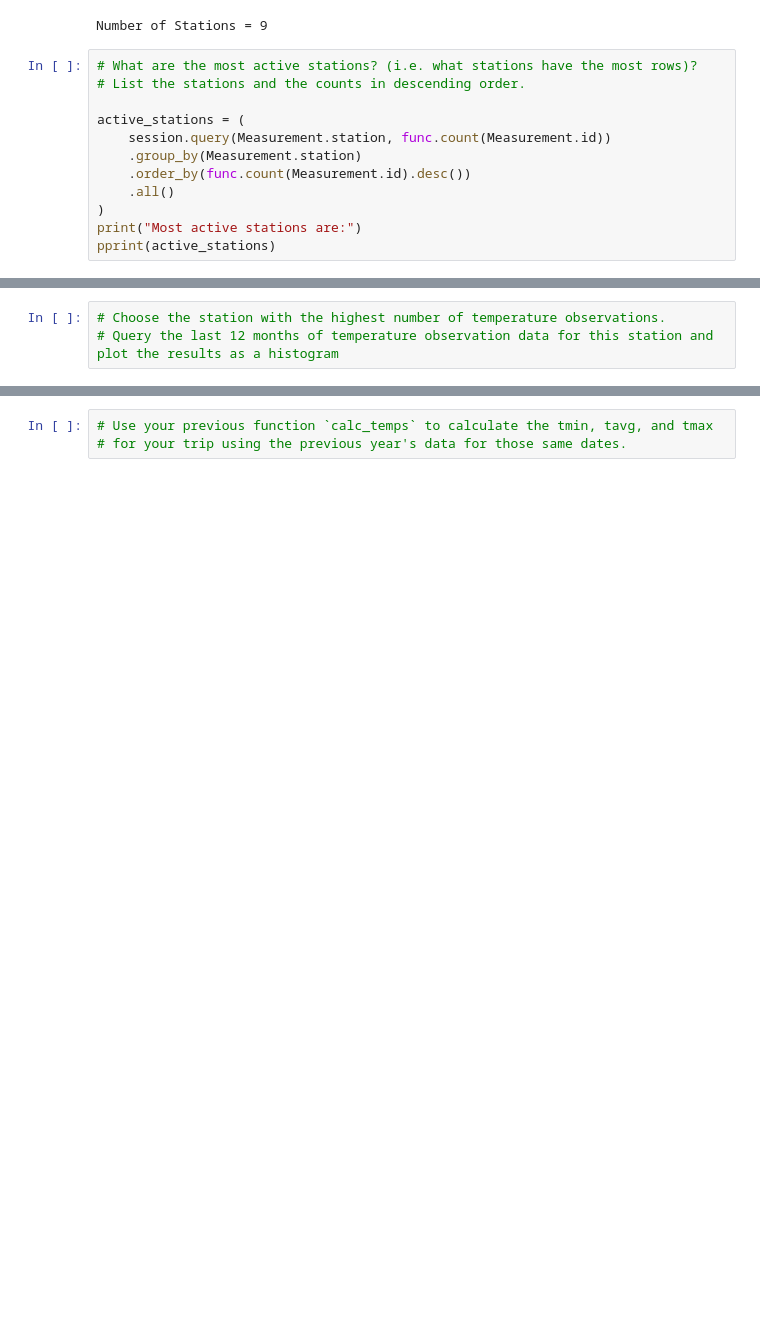
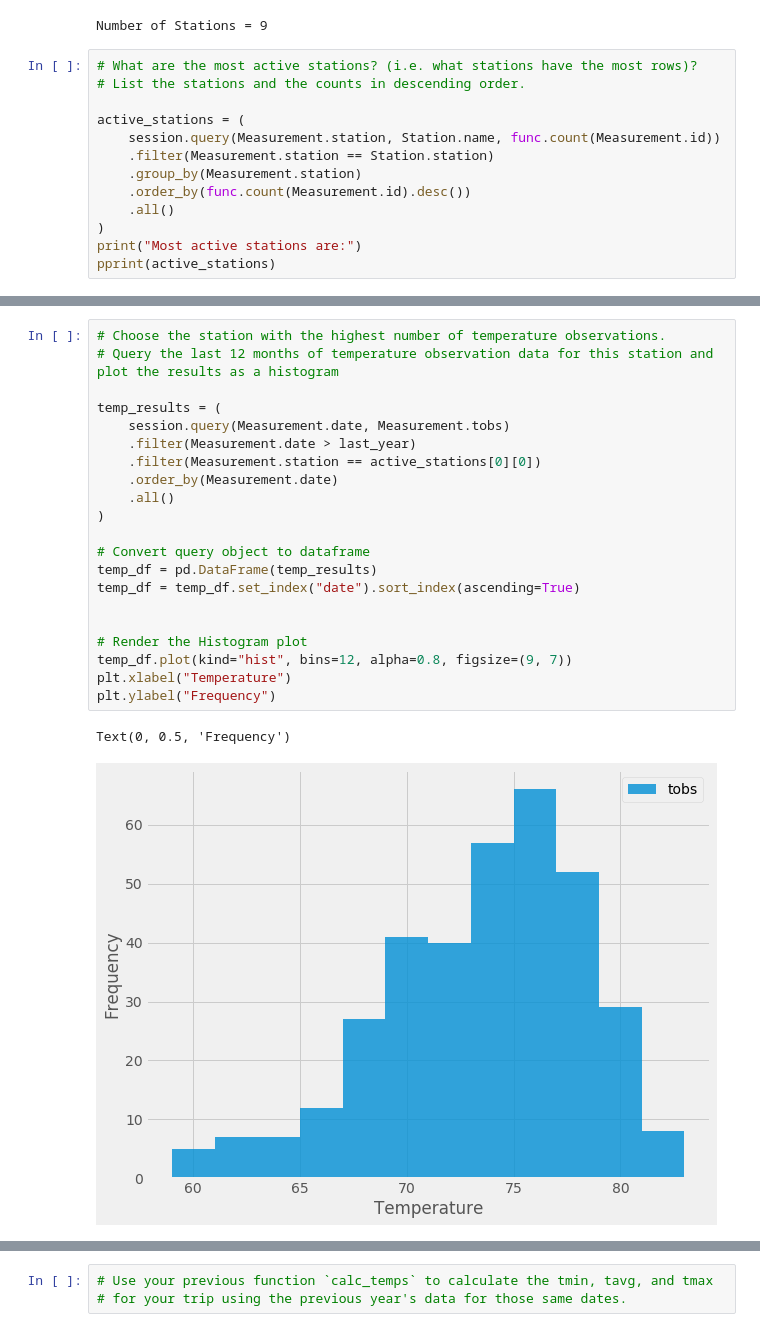
Before and after one commit to sheetalbongale/SQL-Alchemy-Challenge, a Jupyter notebook: hawaii_climate_analysis.ipynb, the cells around one changed output, grey strips where cells are left out. Drawn from its saved outputs; the diff is of its cells as text; blank space fills up the shorter version.

Commit message:
Add temp histogram and add ClimateApp.py

```diff
--- a/hawaii_climate_analysis.ipynb
+++ b/hawaii_climate_analysis.ipynb
@@ -109,7 +109,8 @@ Number of Stations = 9
 # List the stations and the counts in descending order.
 
 active_stations = (
-    session.query(Measurement.station, func.count(Measurement.id))
+    session.query(Measurement.station, Station.name, func.count(Measurement.id))
+    .filter(Measurement.station == Station.station)
     .group_by(Measurement.station)
     .order_by(func.count(Measurement.id).desc())
     .all()
@@ -152,6 +155,27 @@ Average Temperature: 71.66378066378067 F
 # %%
 # Choose the station with the highest number of temperature observations.
 # Query the last 12 months of temperature observation data for this station and plot the results as a histogram
+
+temp_results = (
+    session.query(Measurement.date, Measurement.tobs)
+    .filter(Measurement.date > last_year)
+    .filter(Measurement.station == active_stations[0][0])
+    .order_by(Measurement.date)
+    .all()
+)
+
+# Convert query object to dataframe
+temp_df = pd.DataFrame(temp_results)
+temp_df = temp_df.set_index("date").sort_index(ascending=True)
+
+
+# Render the Histogram plot
+temp_df.plot(kind="hist", bins=12, alpha=0.8, figsize=(9, 7))
+plt.xlabel("Temperature")
+plt.ylabel("Frequency")
+# %% [output]
+Text(0, 0.5, 'Frequency')
+[figure, added]
 # %%
 # This function called `calc_temps` will accept start date and end date in the format '%Y-%m-%d'
 # and return the minimum, average, and maximum temperatures for that range of dates
```
Also changed, not shown: parts of 4 cells of this notebook, 2 other files.
